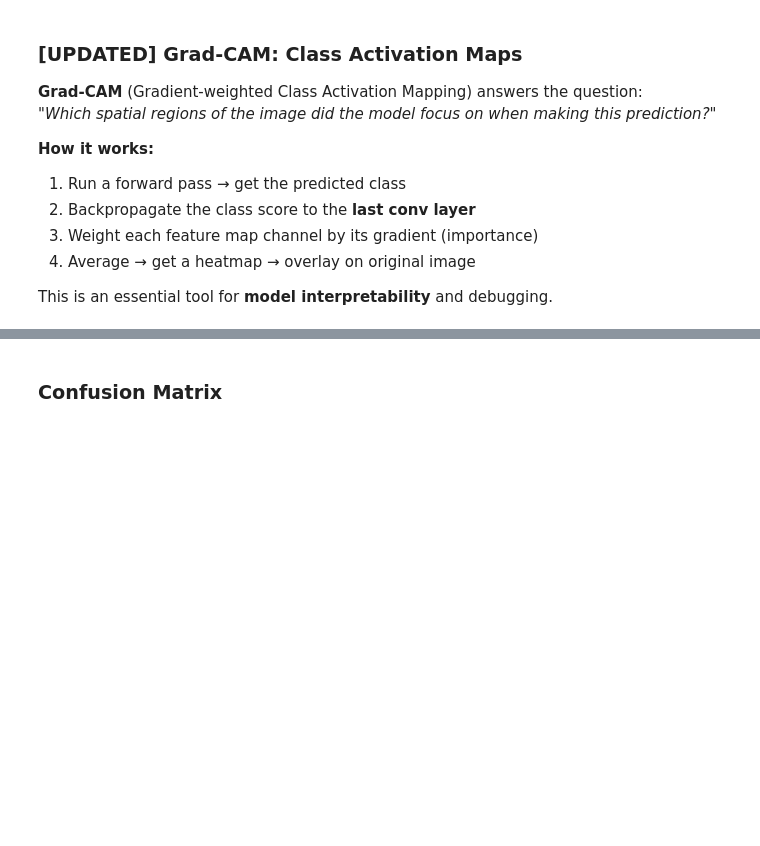
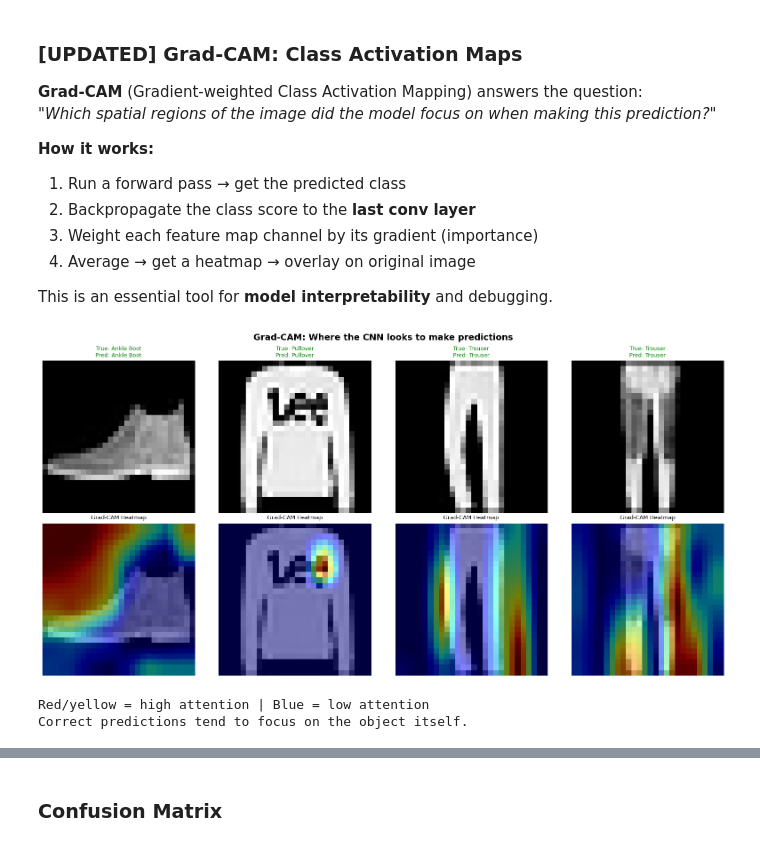
Before and after one commit to NoramiraHusna/Deeplearning-, a Jupyter notebook: analyze-github-repo-Pa8D0/10. Build_a_CNN.ipynb, the cells around one changed output, grey strips where cells are left out. Cells and saved outputs as stored; diff of their text form; code cells hidden in the pictures; blank space fills up the shorter version.

```diff
--- a/analyze-github-repo-Pa8D0/10. Build_a_CNN.ipynb
+++ b/analyze-github-repo-Pa8D0/10. Build_a_CNN.ipynb
@@ -497,6 +501,7 @@ class GradCAM:
 
     def generate(self, input_tensor, class_idx=None):
         self.model.eval()
+        self.model.to(input_tensor.device) # Ensure model is on same device as input
         output = self.model(input_tensor)
         if class_idx is None:
             class_idx = output.argmax(dim=1).item()
@@ -512,36 +517,44 @@ class GradCAM:
 
 # Apply Grad-CAM on 4 test images
 grad_cam = GradCAM(trained_model, trained_model.conv2)
 dataiter = iter(test_dataloader)
 images, labels = next(dataiter)
 
 fig, axes = plt.subplots(2, 4, figsize=(16, 8))
 fig.suptitle('Grad-CAM: Where the CNN looks to make predictions', fontsize=14, fontweight='bold')
 
 for col in range(4):
     img = images[col:col+1].to(device)
     cam, pred_idx = grad_cam.generate(img)
 
     # Original image
     raw = images[col].permute(1, 2, 0).numpy()
+    # FashionMNIST is grayscale, handle the single channel for display
+    if raw.shape[2] == 1:
+        raw = raw.squeeze(2)
     raw = (raw - raw.min()) / (raw.max() - raw.min())
-    axes[0, col].imshow(raw)
+    axes[0, col].imshow(raw, cmap='gray') # Use cmap='gray' for grayscale images
     axes[0, col].set_title(f'True: {class_names[labels[col]]}\nPred: {class_names[pred_idx]}',
                            color='green' if labels[col]==pred_idx else 'red', fontsize=9)
     axes[0, col].axis('off')
 
     # Grad-CAM overlay
     cam_resized = torch.tensor(cam).unsqueeze(0).unsqueeze(0)
-    cam_resized = F.interpolate(cam_resized, size=(32, 32), mode='bilinear', align_corners=False)
+    # Interpolate to original image size (28x28 for FashionMNIST)
+    cam_resized = F.interpolate(cam_resized, size=(28, 28), mode='bilinear', align_corners=False)
     cam_np = cam_resized.squeeze().numpy()
-    axes[1, col].imshow(raw)
+    axes[1, col].imshow(raw, cmap='gray') # Use cmap='gray' for grayscale images
     axes[1, col].imshow(cam_np, cmap='jet', alpha=0.5)
     axes[1, col].set_title('Grad-CAM Heatmap', fontsize=9)
     axes[1, col].axis('off')
 
 plt.tight_layout(); plt.show()
 print("Red/yellow = high attention | Blue = low attention")
 print("Correct predictions tend to focus on the object itself.")
+# %% [output]
+[figure, added]
+Red/yellow = high attention | Blue = low attention
+Correct predictions tend to focus on the object itself.
 # %%
 correct = 0
 total = 0
```
Also changed, not shown: parts of 11 cells of this notebook.
